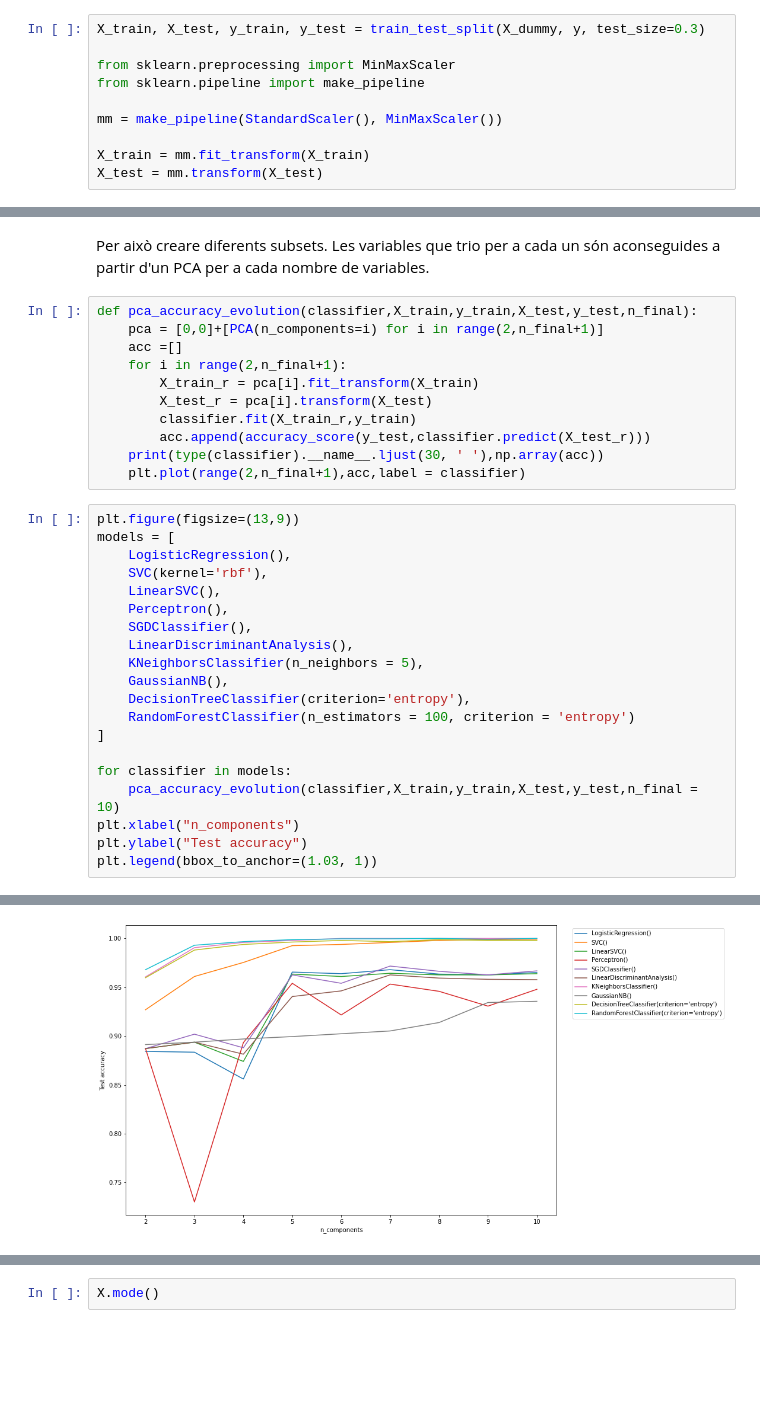
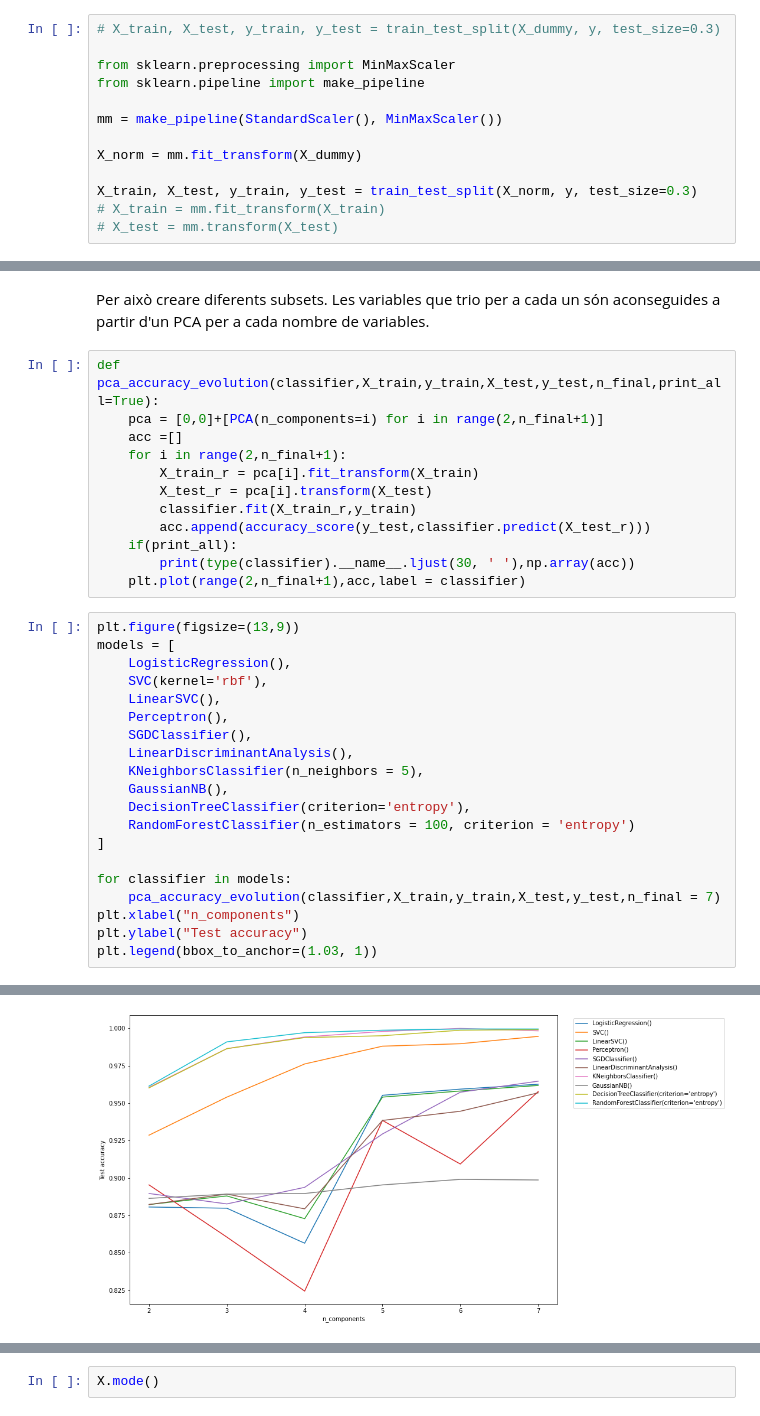
Before and after one commit to AlbertRoca29/Mushrooms, a Jupyter notebook: mushrooms.ipynb, the cells around one changed output, grey strips where cells are left out. Saved outputs shown, nothing was run; the diff lists cells and outputs as text; blank space fills up the shorter version.

Commit message:
visualitzacio de resultats i tsne
i mes canvis

```diff
--- a/mushrooms.ipynb
+++ b/mushrooms.ipynb
@@ -163,15 +145,18 @@ X_dummy.head()
 | 3 | 0 | 0 | 0 | 0 | 0 | 1 | 0 | ... |
 | 4 | 0 | 0 | 0 | 0 | 0 | 1 | 0 | ... |
 # %%
-X_train, X_test, y_train, y_test = train_test_split(X_dummy, y, test_size=0.3)
+# X_train, X_test, y_train, y_test = train_test_split(X_dummy, y, test_size=0.3)
 
 from sklearn.preprocessing import MinMaxScaler
 from sklearn.pipeline import make_pipeline
 
 mm = make_pipeline(StandardScaler(), MinMaxScaler())
 
-X_train = mm.fit_transform(X_train)
-X_test = mm.transform(X_test)
+X_norm = mm.fit_transform(X_dummy)
+
+X_train, X_test, y_train, y_test = train_test_split(X_norm, y, test_size=0.3)
+# X_train = mm.fit_transform(X_train)
+# X_test = mm.transform(X_test)
 # %%
 def print_score(classifier,X_train,y_train,X_test,y_test,matriu=False,report=False):
     print('%-50s Accuracy Score: %.4f\n' % (classifier,accuracy_score(y_test,classifier.predict(X_test))))
@@ -406,7 +383,7 @@ L'objectiu és saber a quin nombre de components he de reduir l'espai, per acons
 # %% [markdown]
 Per això creare diferents subsets. Les variables que trio per a cada un són aconseguides a partir d'un PCA per a cada nombre de variables.
 # %%
-def pca_accuracy_evolution(classifier,X_train,y_train,X_test,y_test,n_final):
+def pca_accuracy_evolution(classifier,X_train,y_train,X_test,y_test,n_final,print_all=True):
     pca = [0,0]+[PCA(n_components=i) for i in range(2,n_final+1)]
     acc =[]
     for i in range(2,n_final+1):
@@ -414,7 +391,8 @@ def pca_accuracy_evolution(classifier,X_train,y_train,X_test,y_test,n_final):
         X_test_r = pca[i].transform(X_test)
         classifier.fit(X_train_r,y_train)
         acc.append(accuracy_score(y_test,classifier.predict(X_test_r)))
-    print(type(classifier).__name__.ljust(30, ' '),np.array(acc))
+    if(print_all):
+        print(type(classifier).__name__.ljust(30, ' '),np.array(acc))
     plt.plot(range(2,n_final+1),acc,label = classifier)
 # %%
 plt.figure(figsize=(13,9))
@@ -432,7 +410,7 @@ models = [
 ]
 
 for classifier in models:
-    pca_accuracy_evolution(classifier,X_train,y_train,X_test,y_test,n_final = 10)
+    pca_accuracy_evolution(classifier,X_train,y_train,X_test,y_test,n_final = 7)
 plt.xlabel("n_components")
 plt.ylabel("Test accuracy")
 plt.legend(bbox_to_anchor=(1.03, 1))
@@ -450,5 +428,5 @@ RandomForestClassifier         [0.96801 0.99303 0.99672 0.99877 0.99959 0.99959
 <matplotlib.legend.Legend at 0x...>
-[figure, old version]
+[figure, new version]
 # %% [markdown]
 En aquest cas veiem 3 models que destaquen clarament sobre la resta:
 
```
Also changed, not shown: parts of 35 cells of this notebook.
